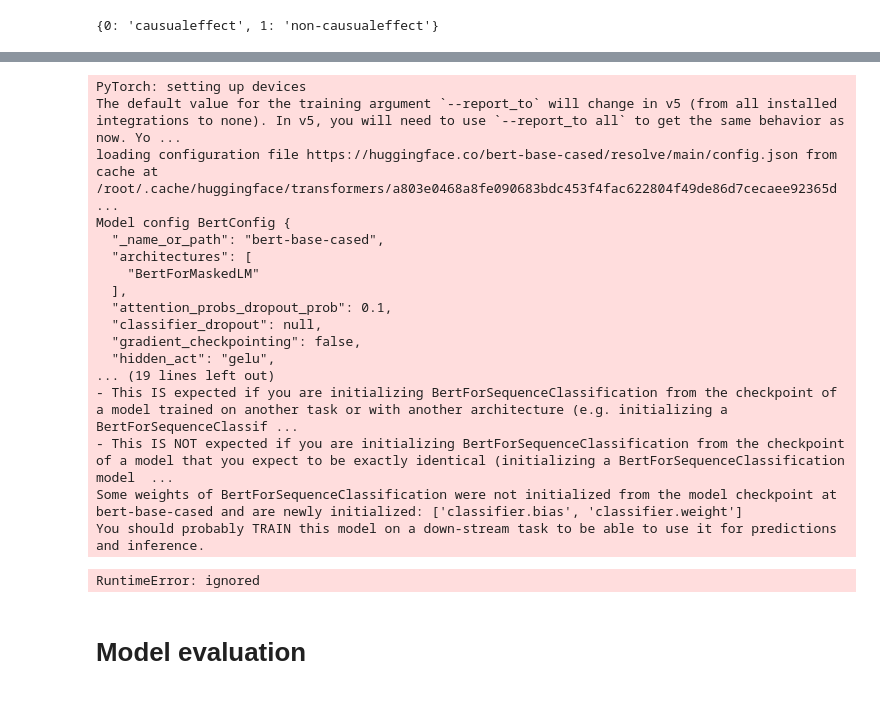
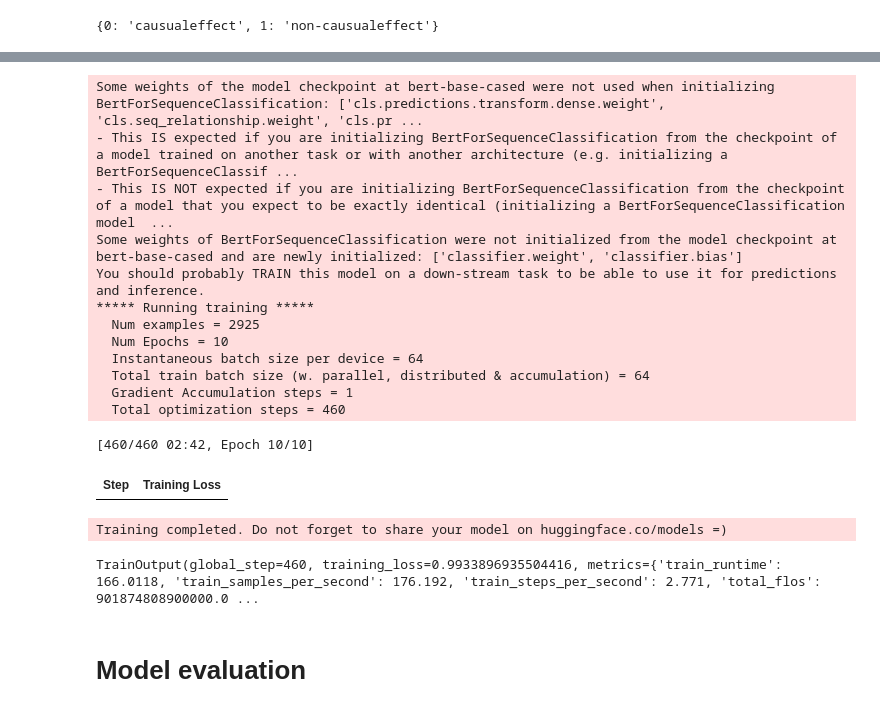
Before and after one commit to jyanqa/case-2022-causual-event, a Jupyter notebook: ST1_transformers.ipynb, the cells around one changed output, grey strips where cells are left out. Cells and saved outputs as stored; diff of their text form; code cells hidden in the pictures.

```diff
--- a/ST1_transformers.ipynb
+++ b/ST1_transformers.ipynb
@@ -219,49 +220,54 @@ class CustomTrainer(Trainer):
 # %%
 # Common training arguments
 training_args = TrainingArguments(
-    num_train_epochs=1,
-    per_device_train_batch_size=512,
-    per_device_eval_batch_size=512,
+    num_train_epochs=10,
+    per_device_train_batch_size=64,
+    per_device_eval_batch_size=64,
     logging_dir='logs',
     no_cuda=False,
     output_dir = 'drive/MyDrive/',
     seed = 82,
     learning_rate = 5e-5
 )
+
+# # Dictionary to save the results
+# models_performance ={}
 
 # FINE TUNING PROCESS
 
 # create model
 model = AutoModelForSequenceClassification.from_pretrained(model_name, num_labels=num_labels,ignore_mismatched_sizes=True)
 
 # Create trainer
 trainer = CustomTrainer(
     model=model,
     tokenizer=tokenizer,
     args=training_args,
-    train_dataset=encoded_dataset_train)
+    train_dataset=encoded_dataset_train,
+    )
+#todo: get_eval_dataloader
+#todo: create_optimizer
+#todo: create_scheduler
 
 # Fine tunning
 trainer.train()
 # %% [output]
-PyTorch: setting up devices
-The default value for the training argument `--report_to` will change in v5 (from all installed integrations to none). In v5, you will need to use `--report_to all` to get the same behavior as now. Yo ...
-loading configuration file https://huggingface.co/bert-base-cased/resolve/main/config.json from cache at /root/.cache/huggingface/transformers/a803e0468a8fe090683bdc453f4fac622804f49de86d7cecaee92365d ...
-Model config BertConfig {
-  "_name_or_path": "bert-base-cased",
-  "architectures": [
-    "BertForMaskedLM"
-  ],
-  "attention_probs_dropout_prob": 0.1,
-  "classifier_dropout": null,
-  "gradient_checkpointing": false,
-  "hidden_act": "gelu",
-... (19 lines left out)
+Some weights of the model checkpoint at bert-base-cased were not used when initializing BertForSequenceClassification: ['cls.predictions.transform.dense.weight', 'cls.seq_relationship.weight', 'cls.pr ...
 - This IS expected if you are initializing BertForSequenceClassification from the checkpoint of a model trained on another task or with another architecture (e.g. initializing a BertForSequenceClassif ...
 - This IS NOT expected if you are initializing BertForSequenceClassification from the checkpoint of a model that you expect to be exactly identical (initializing a BertForSequenceClassification model  ...
-Some weights of BertForSequenceClassification were not initialized from the model checkpoint at bert-base-cased and are newly initialized: ['classifier.bias', 'classifier.weight']
+Some weights of BertForSequenceClassification were not initialized from the model checkpoint at bert-base-cased and are newly initialized: ['classifier.weight', 'classifier.bias']
 You should probably TRAIN this model on a down-stream task to be able to use it for predictions and inference.
+***** Running training *****
+  Num examples = 2925
+  Num Epochs = 10
+  Instantaneous batch size per device = 64
+  Total train batch size (w. parallel, distributed & accumulation) = 64
+  Gradient Accumulation steps = 1
+  Total optimization steps = 460
-RuntimeError: ignored
+[460/460 02:42, Epoch 10/10]
+| Step | Training Loss |
+Training completed. Do not forget to share your model on huggingface.co/models =)
+TrainOutput(global_step=460, training_loss=0.9933896935504416, metrics={'train_runtime': 166.0118, 'train_samples_per_second': 176.192, 'train_steps_per_second': 2.771, 'total_flos': 901874808900000.0 ...
 # %% [markdown]
 # Model evaluation
 # %% [markdown]
```
Also changed, not shown: parts of 10 cells of this notebook.
